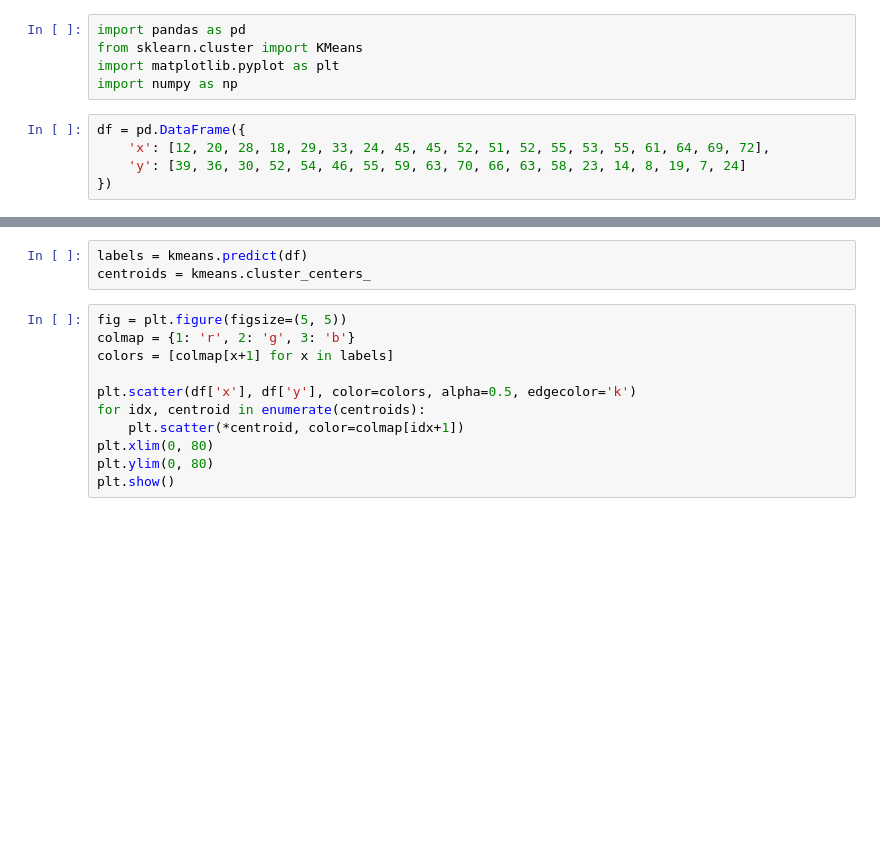
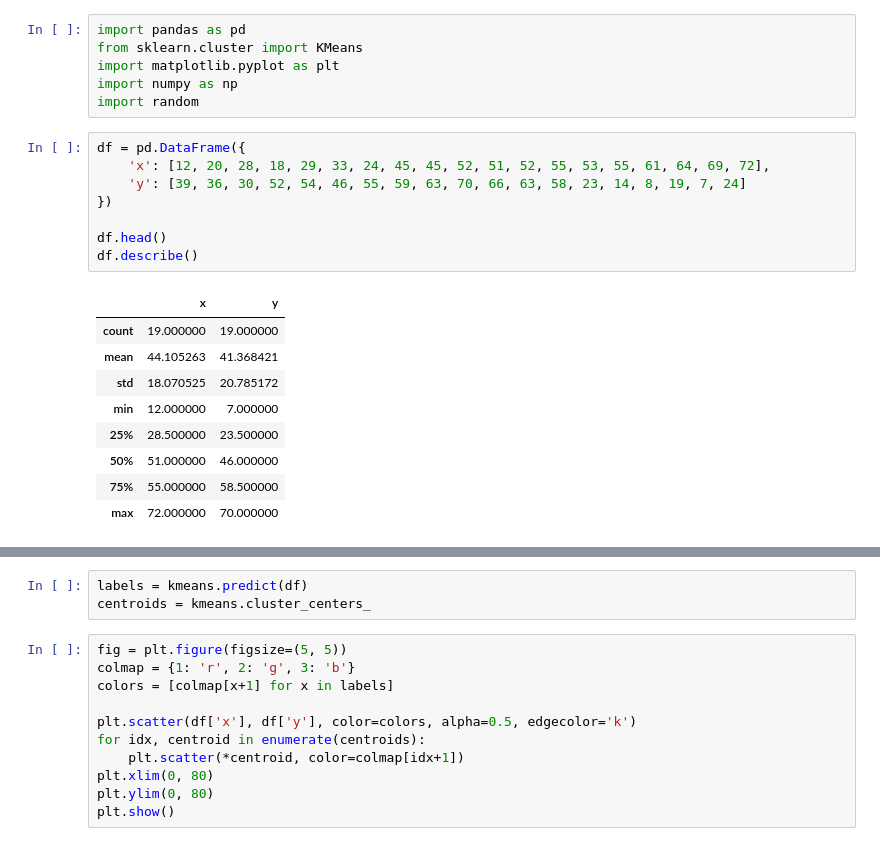
Before and after one commit to arpharutyunyan/ML, a Jupyter notebook: Homework/K_means.ipynb, the cells around one changed output, grey strips where cells are left out. Drawn from its saved outputs; the diff is of its cells as text; blank space fills up the shorter version.

Commit message:
K_means

```diff
--- a/Homework/K_means.ipynb
+++ b/Homework/K_means.ipynb
@@ -3,11 +3,25 @@ import pandas as pd
 from sklearn.cluster import KMeans
 import matplotlib.pyplot as plt
 import numpy as np
+import random
 # %%
 df = pd.DataFrame({
     'x': [12, 20, 28, 18, 29, 33, 24, 45, 45, 52, 51, 52, 55, 53, 55, 61, 64, 69, 72],
     'y': [39, 36, 30, 52, 54, 46, 55, 59, 63, 70, 66, 63, 58, 23, 14, 8, 19, 7, 24]
 })
+
+df.head()
+df.describe()
+# %% [output]
+|  | x | y |
+| count | 19.000000 | 19.000000 |
+| mean | 44.105263 | 41.368421 |
+| std | 18.070525 | 20.785172 |
+| min | 12.000000 | 7.000000 |
+| 25% | 28.500000 | 23.500000 |
+| 50% | 51.000000 | 46.000000 |
+| 75% | 55.000000 | 58.500000 |
+| max | 72.000000 | 70.000000 |
 # %%
 np.random.seed(200)
 k = 3
```
Also changed, not shown: parts of 6 cells of this notebook, 1 other file.
